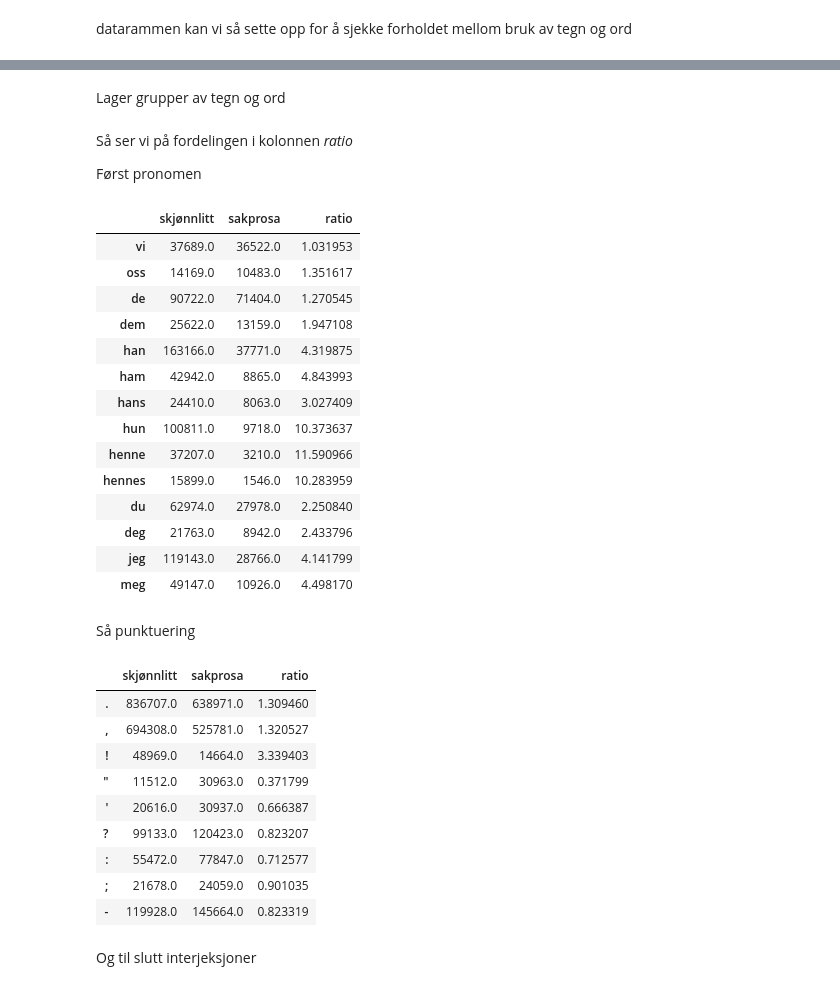
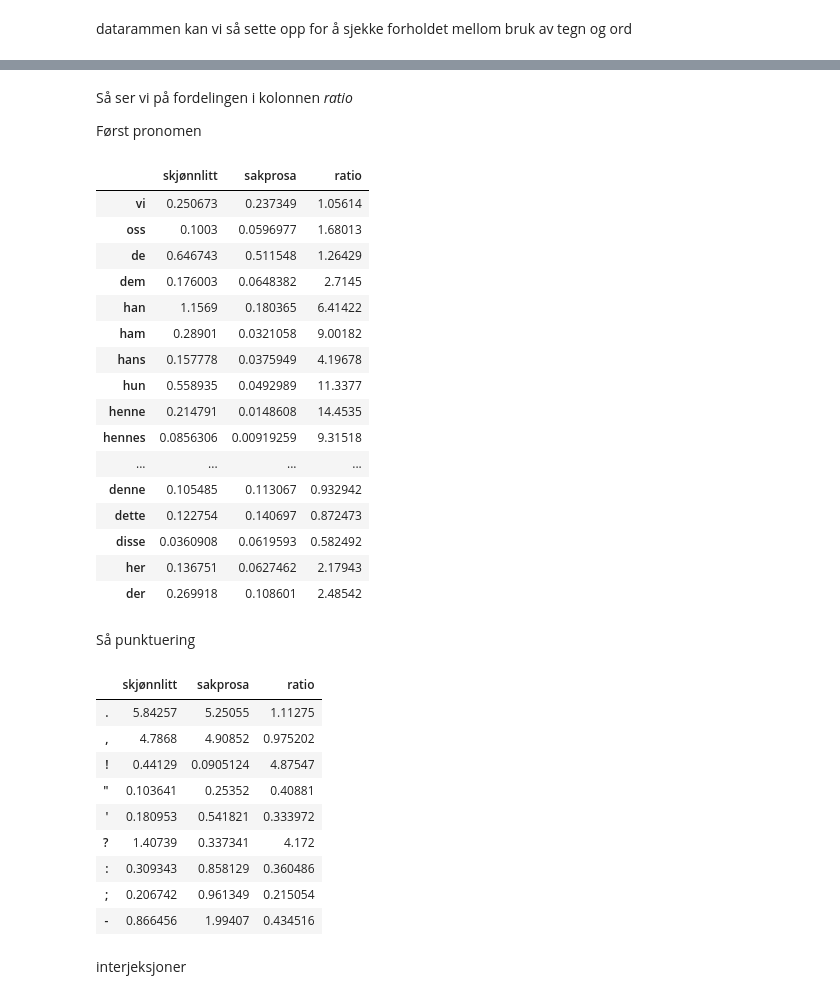
Before and after one commit to Yoonsen/romaner_vs_sakprosa, a Jupyter notebook: Forskjeller i distribusjon .ipynb, the cells around one changed output, grey strips where cells are left out. Drawn from its saved outputs; the diff is of its cells as text; code cells hidden in the pictures.

```diff
--- a/Forskjeller i distribusjon .ipynb
+++ b/Forskjeller i distribusjon .ipynb
@@ -13,9 +23,9 @@ mu.css()
 # %% [markdown]
 Sampler noen verk fra tiårene 1970 til 2000. 300 fra dewey 839 og så litt fra andre dewey kategorier.
 # %%
-romaner = nb.book_corpus(ddk = "839%", limit = 300)
+romaner = nb.book_corpus(ddk = "839%", period = (1970, 2000), limit = 300)
 # %%
-sakprosa = pd.concat([nb.book_corpus(ddk = str(x) + '%', limit = 30) for x in range(0,9,1) if x != 8 ])
+sakprosa = pd.concat([nb.book_corpus(ddk = str(x) + '%', limit = 50, period = (1970, 2000)) for x in range(0,9,1) if not x in [8,2]])
 # %% [markdown]
 Vi teller opp ordene i begge korpus
 # %%
@@ -31,2 +56,2 @@ datarammen kan vi så sette opp for å sjekke forholdet mellom bruk av tegn og o
 # %%
-combo
+combo = combo*100
@@ -47,4 +58,2 @@ combo
 # %%
 combo['ratio'] = combo['skjønnlitt']/combo['sakprosa']
-# %% [markdown]
-Lager grupper av tegn og ord
@@ -53,2 +59,0 @@ punktuering = """. , ! " ' ? : ; -""".split()
-# %%
-pronomen = "vi oss de dem han ham hans hun henne hennes du deg jeg meg".split()
@@ -59,38 +62,40 @@ Så ser vi på fordelingen i kolonnen _ratio_
 
 Først pronomen
 # %%
-combo.loc[pronomen]
+combo.loc[pronomen].style.background_gradient()
 # %% [output]
 |  | skjønnlitt | sakprosa | ratio |
-| vi | 37689.0 | 36522.0 | 1.031953 |
-| oss | 14169.0 | 10483.0 | 1.351617 |
-| de | 90722.0 | 71404.0 | 1.270545 |
-| dem | 25622.0 | 13159.0 | 1.947108 |
-| han | 163166.0 | 37771.0 | 4.319875 |
-| ham | 42942.0 | 8865.0 | 4.843993 |
-| hans | 24410.0 | 8063.0 | 3.027409 |
-| hun | 100811.0 | 9718.0 | 10.373637 |
-| henne | 37207.0 | 3210.0 | 11.590966 |
-| hennes | 15899.0 | 1546.0 | 10.283959 |
-| du | 62974.0 | 27978.0 | 2.250840 |
-| deg | 21763.0 | 8942.0 | 2.433796 |
-| jeg | 119143.0 | 28766.0 | 4.141799 |
-| meg | 49147.0 | 10926.0 | 4.498170 |
+| vi | 0.250673 | 0.237349 | 1.05614 |
+| oss | 0.1003 | 0.0596977 | 1.68013 |
+| de | 0.646743 | 0.511548 | 1.26429 |
+| dem | 0.176003 | 0.0648382 | 2.7145 |
+| han | 1.1569 | 0.180365 | 6.41422 |
+| ham | 0.28901 | 0.0321058 | 9.00182 |
+| hans | 0.157778 | 0.0375949 | 4.19678 |
+| hun | 0.558935 | 0.0492989 | 11.3377 |
+| henne | 0.214791 | 0.0148608 | 14.4535 |
+| hennes | 0.0856306 | 0.00919259 | 9.31518 |
+| ... | ... | ... | ... |
+| denne | 0.105485 | 0.113067 | 0.932942 |
+| dette | 0.122754 | 0.140697 | 0.872473 |
+| disse | 0.0360908 | 0.0619593 | 0.582492 |
+| her | 0.136751 | 0.0627462 | 2.17943 |
+| der | 0.269918 | 0.108601 | 2.48542 |
 # %% [markdown]
 Så punktuering
 # %%
-combo.loc[punktuering]
+combo.loc[punktuering].style.background_gradient()
 # %% [output]
 |  | skjønnlitt | sakprosa | ratio |
-| . | 836707.0 | 638971.0 | 1.309460 |
-| , | 694308.0 | 525781.0 | 1.320527 |
-| ! | 48969.0 | 14664.0 | 3.339403 |
-| " | 11512.0 | 30963.0 | 0.371799 |
-| ' | 20616.0 | 30937.0 | 0.666387 |
-| ? | 99133.0 | 120423.0 | 0.823207 |
-| : | 55472.0 | 77847.0 | 0.712577 |
-| ; | 21678.0 | 24059.0 | 0.901035 |
-| - | 119928.0 | 145664.0 | 0.823319 |
+| . | 5.84257 | 5.25055 | 1.11275 |
+| , | 4.7868 | 4.90852 | 0.975202 |
+| ! | 0.44129 | 0.0905124 | 4.87547 |
+| " | 0.103641 | 0.25352 | 0.40881 |
+| ' | 0.180953 | 0.541821 | 0.333972 |
+| ? | 1.40739 | 0.337341 | 4.172 |
+| : | 0.309343 | 0.858129 | 0.360486 |
+| ; | 0.206742 | 0.961349 | 0.215054 |
+| - | 0.866456 | 1.99407 | 0.434516 |
-# %% [markdown]
-Og til slutt interjeksjoner
+# %% [markdown]
+interjeksjoner
 # %%
```
Also changed, not shown: parts of 18 cells of this notebook, 5 other files.
